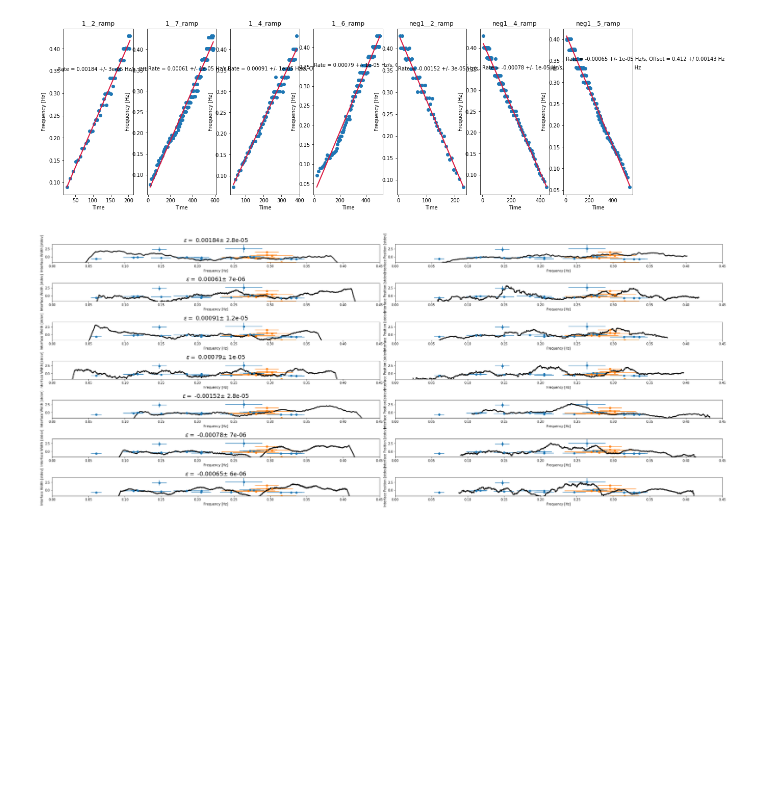
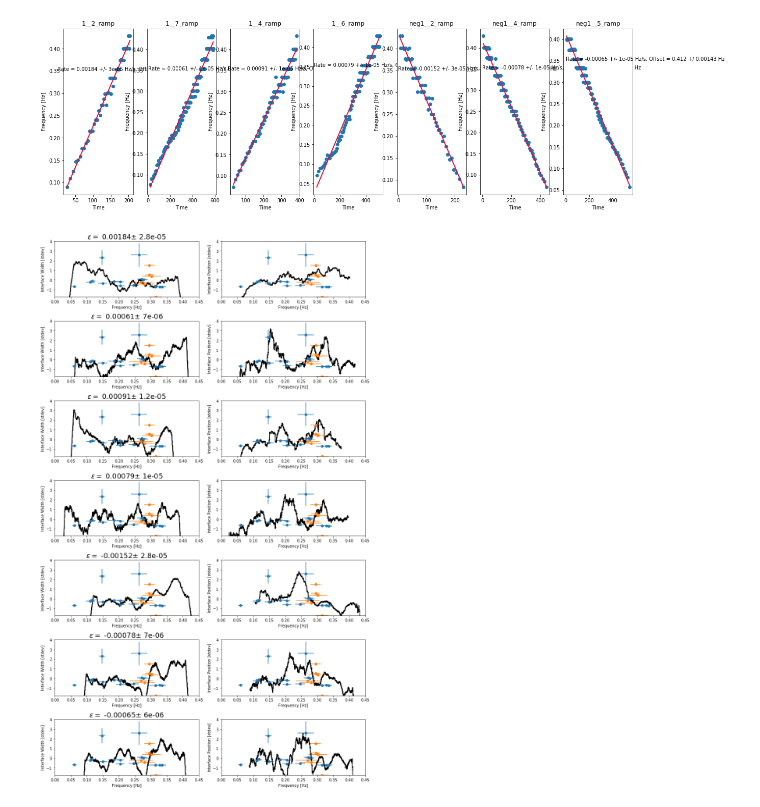
Before and after one commit to balintkaszas/boSchlieren, a Jupyter notebook: 0512.ipynb, the cells around one changed output. Saved outputs shown, nothing was run; the diff lists cells and outputs as text; code cells hidden in the pictures; blank space fills up the shorter version.

```diff
--- a/0512.ipynb
+++ b/0512.ipynb
@@ -327,7 +345,7 @@ fig.tight_layout()
 # %% [output]
 [figure]
 # %%
-fig, axes = plt.subplots(7, 2, figsize=(30,12))
+fig, axes = plt.subplots(7, 2, figsize=(12,20))
 framerate = 29.18
 for i,e in enumerate(rampsData.values()):
     N = int(20*framerate)
@@ -337,31 +355,31 @@ for i,e in enumerate(rampsData.values()):
     #dictionary['movingAvg'] = movingAvgI
     dictionary['movingAvgw'] = normalize(movingAvgw)
     movingStdevIF = slidingStd(data[:,0], N)
 
     dictionary['position'] = normalize(movingStdevIF)
     dictionary['time'] = np.arange(0., data.shape[0],1)/framerate
     ax = axes[:,0][i]
     ax2 = axes[:,1][i]
     ax.plot(lin(np.arange(0., movingAvgw.shape[0],1)/framerate, *e['driving']['coeffs']), normalize(movingAvgw), '-o', c='black', markersize=0.5)
 #    ax.text(0., 0.35, r'Rate = %s +/- %s Hz/s, Offset = %s +/ %s Hz' %(round(popt[0], 5), round(error[0], 5), round(popt[1], 3), round(error[1], 5)))
     ax.errorbar(frozen1[:,0], frozen1[:,1], fmt='o', xerr=frozen1[:,2], yerr=frozen1[:,3])
     ax.errorbar(frozen2[:,0], frozen2[:,1], fmt='o', xerr=frozen2[:,2], yerr=frozen2[:,3])
     ax.set_ylim(np.min(frozen2[:,1]), 4.)
     ax.set_xlim(0., 0.45)
     ax.set_title("$\epsilon = $ %s$\pm$ %s" %(round(e['driving']['coeffs'][0], 5), round(e['driving']['errors'][0], 6)) , fontsize=18)
     ax.set_xlabel('Frequency [Hz]')
     ax.set_ylabel('Interface Width [stdev]')
     #print(movingStdevSF)
     ax2.plot(lin(np.arange(0., movingAvgw.shape[0],1)/framerate, *e['driving']['coeffs']), normalize(movingStdevIF), '-o', c='black', markersize=0.5)
     ax2.errorbar(frozen1[:,0], frozen1[:,1], fmt='o', xerr=frozen1[:,2], yerr=frozen1[:,3])
     ax2.errorbar(frozen2[:,0], frozen2[:,1], fmt='o', xerr=frozen2[:,2], yerr=frozen2[:,3])
     ax2.set_ylim(np.min(frozen2[:,1]), 4.)
     ax2.set_xlim(0., 0.45)
     ax2.set_xlabel('Frequency [Hz]')
     ax2.set_ylabel('Interface Position [stdev]')
 
     e['interface'] = dictionary
     #allData[e] = dictionary
 fig.tight_layout()
 # %% [output]
-[figure, old version]
+[figure, new version]
```
Also changed, not shown: parts of 1 cell of this notebook, 1 other file.
